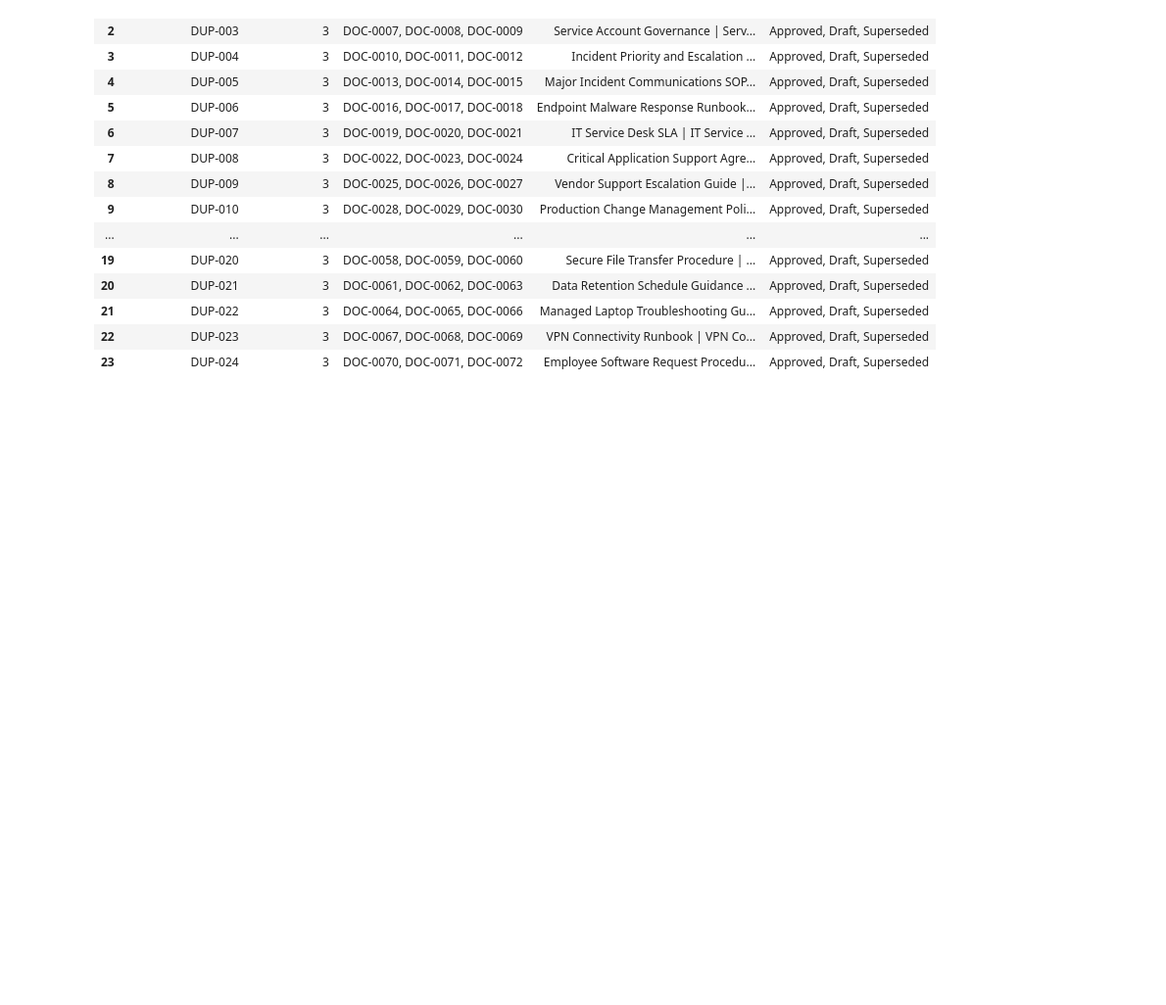
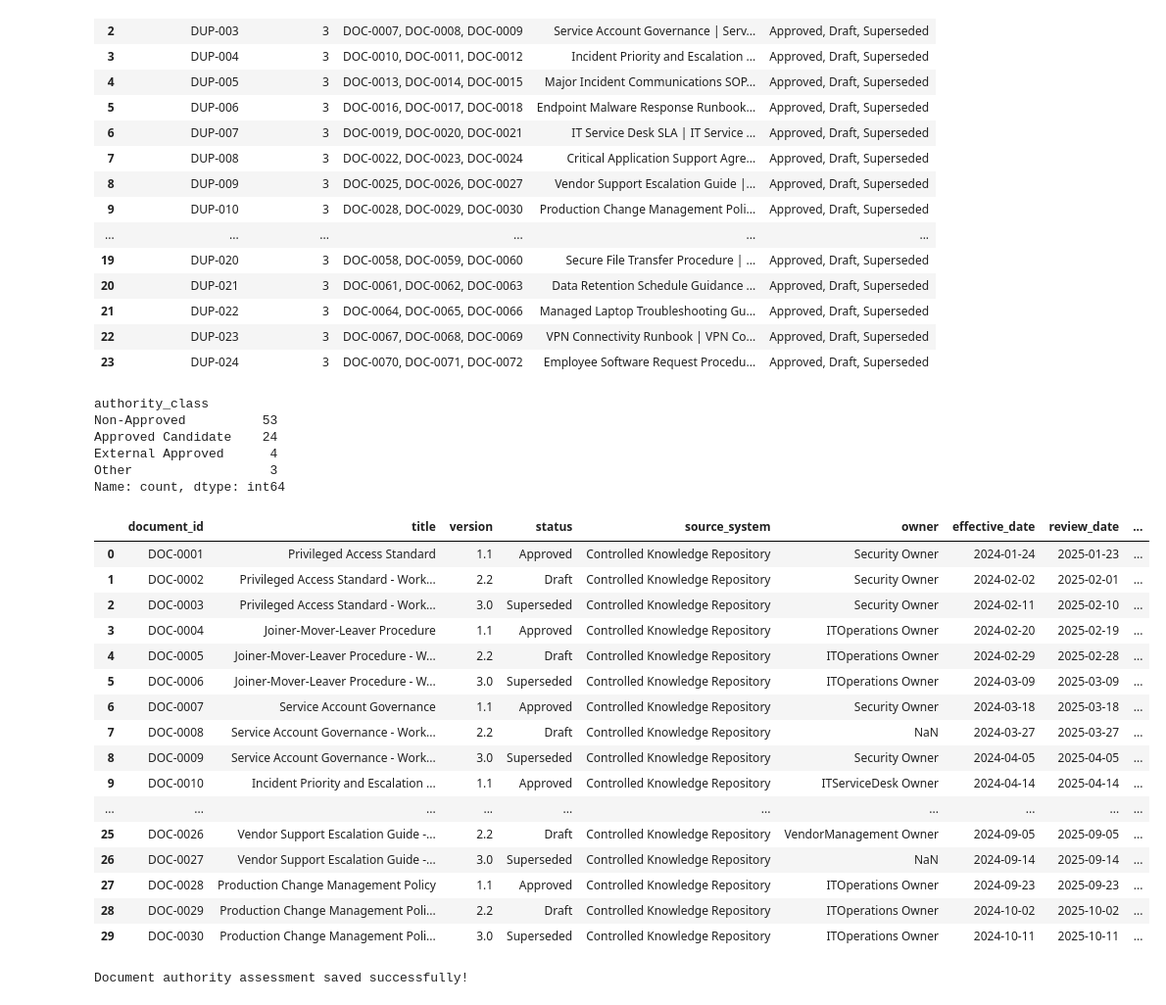
Before and after one commit to anurag-insights/RAG-Based-AI-Document-Assistant-, a Jupyter notebook: notebooks/02_Data_Cleaning.ipynb, the cells around one changed output. Shown at 98% size. Drawn from its saved outputs; the diff is of its cells as text; code cells hidden in the pictures; blank space fills up the shorter version.

Commit message:
document authority assessment

```diff
--- a/notebooks/02_Data_Cleaning.ipynb
+++ b/notebooks/02_Data_Cleaning.ipynb
@@ -885,3 +885,79 @@ duplicate_group_summary.to_csv(
 | 21 | DUP-022 | 3 | DOC-0064, DOC-0065, DOC-0066 | Managed Laptop Troubleshooting Gu... | Approved, Draft, Superseded |
 | 22 | DUP-023 | 3 | DOC-0067, DOC-0068, DOC-0069 | VPN Connectivity Runbook | VPN Co... | Approved, Draft, Superseded |
 | 23 | DUP-024 | 3 | DOC-0070, DOC-0071, DOC-0072 | Employee Software Request Procedu... | Approved, Draft, Superseded |
+# %%
+
+def classify_authority(row):
+    status = str(row["status"]).strip().lower()
+    source = str(row["source_system"]).strip().lower()
+
+    if status == "approved" and source == "controlled knowledge repository":
+        return "Approved Candidate"
+
+    if status == "approved":
+        return "External Approved"
+
+    if status in ["draft", "superseded", "expired", "archived"]:
+        return "Non-Approved"
+
+    return "Other"
+
+clean_df["authority_class"] = clean_df.apply(
+    classify_authority,
+    axis=1
+)
+
+print(clean_df["authority_class"].value_counts(dropna=False))
+# %% [output]
+authority_class
+Non-Approved          53
+Approved Candidate    24
+External Approved      4
+Other                  3
+Name: count, dtype: int64
+# %%
+
+authority_review = clean_df[
+    [
+        "document_id",
+        "title",
+        "version",
+        "status",
+        "source_system",
+        "owner",
+        "effective_date",
+        "review_date",
+        "duplicate_group_id",
+        "authority_class"
+    ]
+].sort_values(["duplicate_group_id", "authority_class"])
+
+display(authority_review.head(30))
+# %% [output]
+|  | document_id | title | version | status | source_system | owner | effective_date | review_date | ... |
+| 0 | DOC-0001 | Privileged Access Standard | 1.1 | Approved | Controlled Knowledge Repository | Security Owner | 2024-01-24 | 2025-01-23 | ... |
+| 1 | DOC-0002 | Privileged Access Standard - Work... | 2.2 | Draft | Controlled Knowledge Repository | Security Owner | 2024-02-02 | 2025-02-01 | ... |
+| 2 | DOC-0003 | Privileged Access Standard - Work... | 3.0 | Superseded | Controlled Knowledge Repository | Security Owner | 2024-02-11 | 2025-02-10 | ... |
+| 3 | DOC-0004 | Joiner-Mover-Leaver Procedure | 1.1 | Approved | Controlled Knowledge Repository | ITOperations Owner | 2024-02-20 | 2025-02-19 | ... |
+| 4 | DOC-0005 | Joiner-Mover-Leaver Procedure - W... | 2.2 | Draft | Controlled Knowledge Repository | ITOperations Owner | 2024-02-29 | 2025-02-28 | ... |
+| 5 | DOC-0006 | Joiner-Mover-Leaver Procedure - W... | 3.0 | Superseded | Controlled Knowledge Repository | ITOperations Owner | 2024-03-09 | 2025-03-09 | ... |
+| 6 | DOC-0007 | Service Account Governance | 1.1 | Approved | Controlled Knowledge Repository | Security Owner | 2024-03-18 | 2025-03-18 | ... |
+| 7 | DOC-0008 | Service Account Governance - Work... | 2.2 | Draft | Controlled Knowledge Repository | NaN | 2024-03-27 | 2025-03-27 | ... |
+| 8 | DOC-0009 | Service Account Governance - Work... | 3.0 | Superseded | Controlled Knowledge Repository | Security Owner | 2024-04-05 | 2025-04-05 | ... |
+| 9 | DOC-0010 | Incident Priority and Escalation ... | 1.1 | Approved | Controlled Knowledge Repository | ITServiceDesk Owner | 2024-04-14 | 2025-04-14 | ... |
+| ... | ... | ... | ... | ... | ... | ... | ... | ... | ... |
+| 25 | DOC-0026 | Vendor Support Escalation Guide -... | 2.2 | Draft | Controlled Knowledge Repository | VendorManagement Owner | 2024-09-05 | 2025-09-05 | ... |
+| 26 | DOC-0027 | Vendor Support Escalation Guide -... | 3.0 | Superseded | Controlled Knowledge Repository | NaN | 2024-09-14 | 2025-09-14 | ... |
+| 27 | DOC-0028 | Production Change Management Policy | 1.1 | Approved | Controlled Knowledge Repository | ITOperations Owner | 2024-09-23 | 2025-09-23 | ... |
+| 28 | DOC-0029 | Production Change Management Poli... | 2.2 | Draft | Controlled Knowledge Repository | ITOperations Owner | 2024-10-02 | 2025-10-02 | ... |
+| 29 | DOC-0030 | Production Change Management Poli... | 3.0 | Superseded | Controlled Knowledge Repository | ITOperations Owner | 2024-10-11 | 2025-10-11 | ... |
+# %%
+
+authority_review.to_csv(
+    report_dir / "document_authority_assessment.csv",
+    index=False
+)
+
+print("Document authority assessment saved successfully!")
+# %% [output]
+Document authority assessment saved successfully!
```
